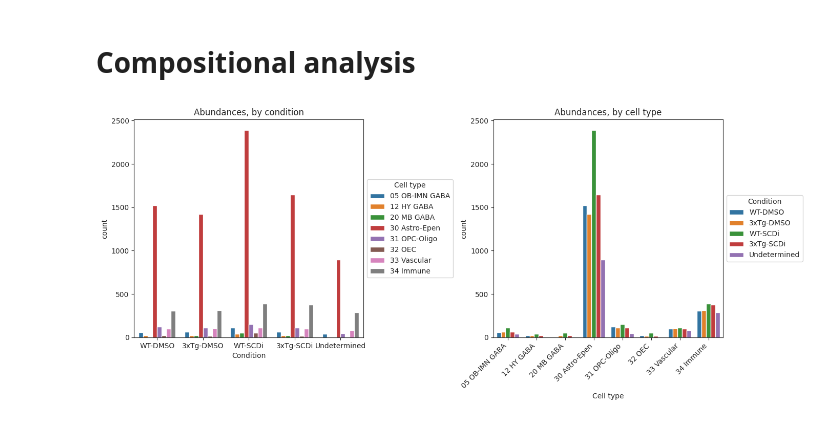
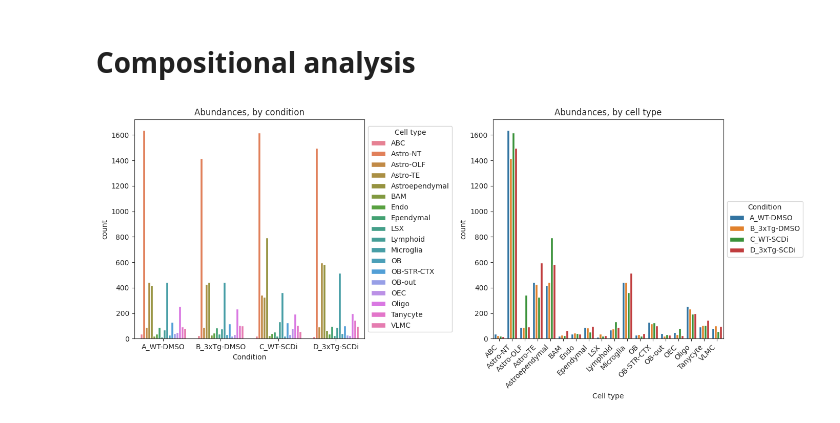
Before and after one commit to Xavier919/scRNAseq_analysis, a Jupyter notebook: notebook3.ipynb, the cells around one changed output. Saved outputs shown, nothing was run; the diff lists cells and outputs as text; code cells hidden in the pictures.

```diff
--- a/notebook3.ipynb
+++ b/notebook3.ipynb
@@ -31,20 +45,57 @@ adata = sc.read(
+# %%
+adata = adata[adata.obs['Sample_Tag'] != "Multiplet", :]
+adata = adata[adata.obs['Sample_Tag'] != "Undetermined", :]
+# %%
+# Convert 'Sample_Tag' to string if it's not already
+adata.obs['Sample_Tag'] = adata.obs['Sample_Tag'].astype(str)
+
+# Create a new 'batch' column based on 'Sample_Tag'
+adata.obs['batch'] = adata.obs['Sample_Tag'].astype(str)
+
+# Get the unique sample tags
+unique_sample_tags = adata.obs['Sample_Tag'].unique()
+
+# Create new batch labels
+new_batch_labels = []
+for sample_tag in unique_sample_tags:
+    new_batch_labels.extend([f"{sample_tag}_1", f"{sample_tag}_2", f"{sample_tag}_3"])
+
+# Update the categories to include the new batch labels
+adata.obs['batch'] = adata.obs['batch'].astype('category')
+adata.obs['batch'] = adata.obs['batch'].cat.add_categories(new_batch_labels)
+
+# Loop over each unique sample tag and assign pseudoreplicates
+for sample_tag in unique_sample_tags:
+    # Get the indices for the current sample tag
+    indices = adata.obs[adata.obs['Sample_Tag'] == sample_tag].index
+
+    # Assign pseudoreplicates randomly
+    n = len(indices)
+    replicate_labels = np.random.choice([f"{sample_tag}_1", f"{sample_tag}_2", f"{sample_tag}_3"], size=n)
+
+    # Update the batch column with these pseudoreplicate labels
+    adata.obs.loc[indices, 'batch'] = replicate_labels
+# %%
+class_counts = adata.obs['subclass_name'].value_counts()
+valid_classes = class_counts[class_counts >= 100].index
+adata = adata[adata.obs['subclass_name'].isin(valid_classes)].copy()
 # %% [markdown]
 # Compositional analysis
 # %%
 # Assuming 'adata.obs' is your DataFrame
-df = adata.obs[['total_counts', 'Sample_Tag', 'class_name']]
+df = adata.obs[['total_counts', 'Sample_Tag', 'subclass_name']]
 
 # Aggregate the data to get the number of cells per cell type
-cell_type_counts = df['class_name'].value_counts()
+cell_type_counts = df['subclass_name'].value_counts()
 
 # Filter out cell types with less than 100 cells
 filtered_cell_types = cell_type_counts[cell_type_counts >= 100].index
 
 # Filter the original DataFrame
-filtered_df = df[df['class_name'].isin(filtered_cell_types)]
+filtered_df = df[df['subclass_name'].isin(filtered_cell_types)]
 
 # Pivot the DataFrame to get the number of cells instead of total counts
-pivot_df = filtered_df.groupby(['Sample_Tag', 'class_name']).size().unstack(fill_value=0)
+pivot_df = filtered_df.groupby(['Sample_Tag', 'subclass_name']).size().unstack(fill_value=0)
 
 # Resetting the index
 pivot_df.reset_index(inplace=True)
@@ -56,31 +107,31 @@ plot_data_global = pivot_df.melt(id_vars="Sample_Tag", var_name="Cell type", val
 plot_data_global.rename(columns={'Sample_Tag': 'Condition'}, inplace=True)
 
 # Plotting
 fig, ax = plt.subplots(1, 2, figsize=(14, 6))
 
 # Filtered DataFrame for plotting to ensure legends and data match
 filtered_plot_data_global = plot_data_global[
     plot_data_global['Cell type'].isin(filtered_cell_types)
 ]
 
 # Plot for Global abundances, by condition
 sns.barplot(
     data=filtered_plot_data_global, x="Condition", y="count", hue="Cell type", ax=ax[0]
 )
 ax[0].set_title("Abundances, by condition")
 ax[0].legend(title="Cell type", loc='center left', bbox_to_anchor=(1, 0.5))
 
 # Plot for Global abundances, by cell type
 sns.barplot(
     data=filtered_plot_data_global, x="Cell type", y="count", hue="Condition", ax=ax[1]
 )
 ax[1].set_title("Abundances, by cell type")
 ax[1].legend(title="Condition", loc='center left', bbox_to_anchor=(1, 0.5))
 
 # Rotate the x-axis labels of the right plot
 ax[1].set_xticklabels(ax[1].get_xticklabels(), rotation=45, ha='right')
 
 plt.tight_layout()
 plt.show()
 # %% [output]
-[figure, old version]
+[figure, new version]
```
Also changed, not shown: parts of 32 cells of this notebook, 1 other file.
